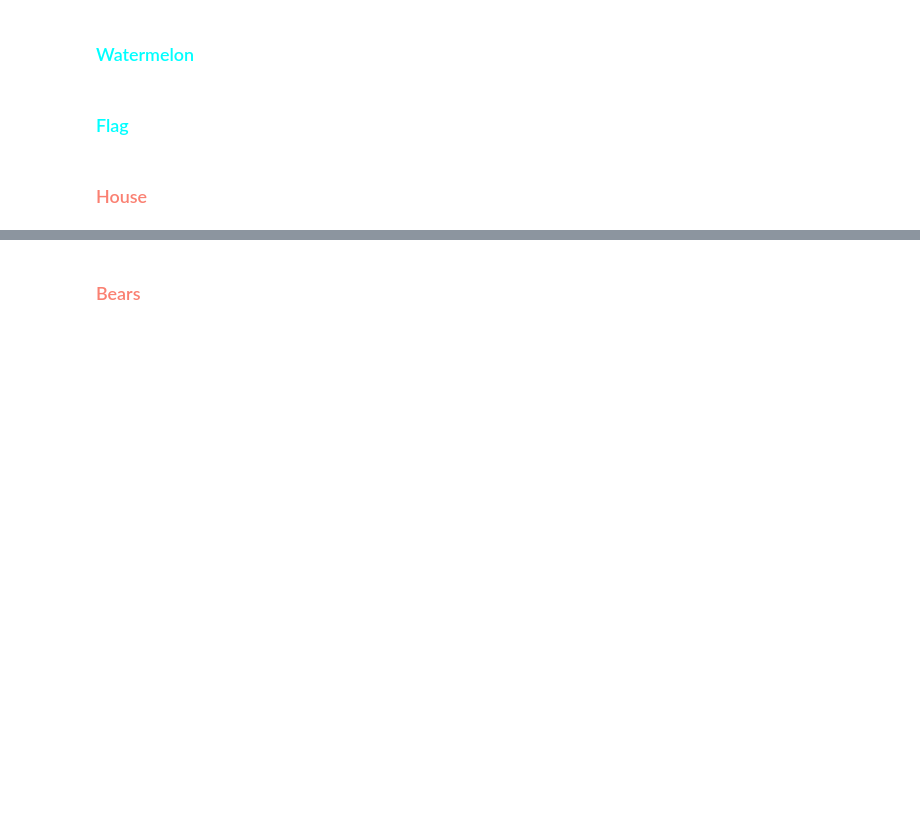
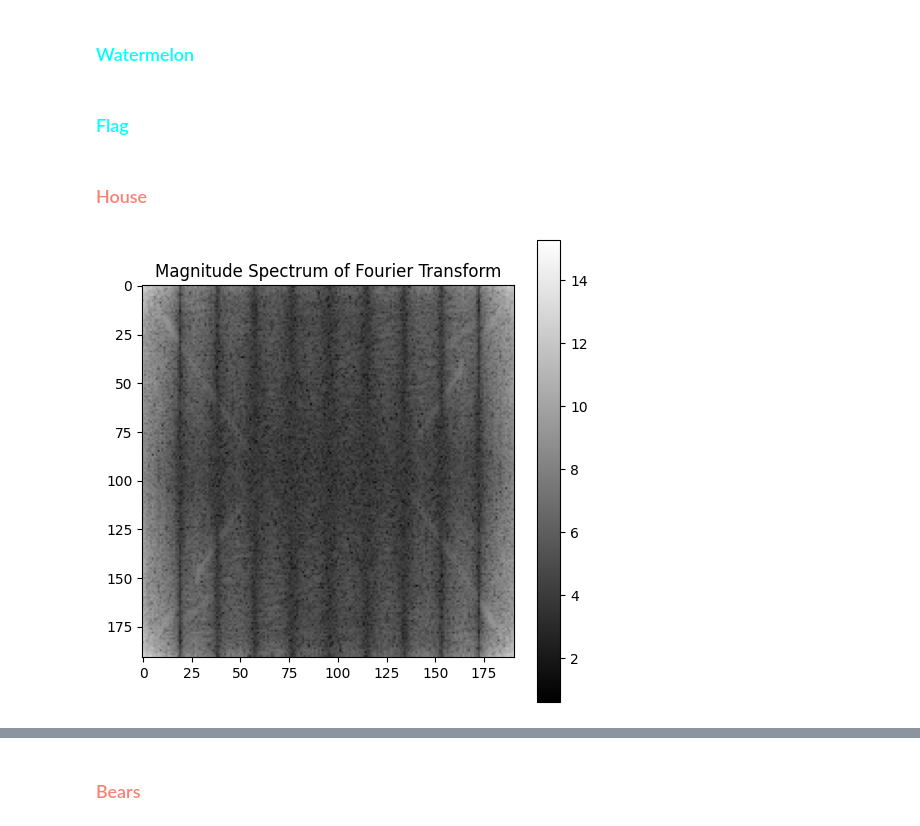
Before and after one commit to ordinary813/ordinaryLib, a Jupyter notebook: Image Processing/HW4/q3/sol.ipynb, the cells around one changed output, grey strips where cells are left out. Cells and saved outputs as stored; diff of their text form; code cells hidden in the pictures; blank space fills up the shorter version.

```diff
--- a/Image Processing/HW4/q3/sol.ipynb
+++ b/Image Processing/HW4/q3/sol.ipynb
@@ -173,18 +179,20 @@ plt.imshow(im5_clean, cmap='gray', vmin=0, vmax=255)
 # %%
 def fourier_mag(im):
     f = fft2(im)
     fshift = fftshift(f)
 
     magnitude_spectrum = np.log(np.abs(f) + 1)
     return magnitude_spectrum
 
-im6 = cv2.imread(r'Images\house.tif')
+im6 = cv2.imread(r'Images/house.tif')
 im6 = cv2.cvtColor(im6, cv2.COLOR_BGR2GRAY)
 magnitude_spectrum = fourier_mag(im6)
 
 # Plot the magnitude spectrum
 plt.figure(figsize=(6, 6))
 plt.imshow(magnitude_spectrum, cmap='gray')
 plt.title('Magnitude Spectrum of Fourier Transform')
 plt.colorbar()
 plt.show()
+# %% [output]
+[figure, added]
```
Also changed, not shown: parts of 4 cells of this notebook, 5 other files.
